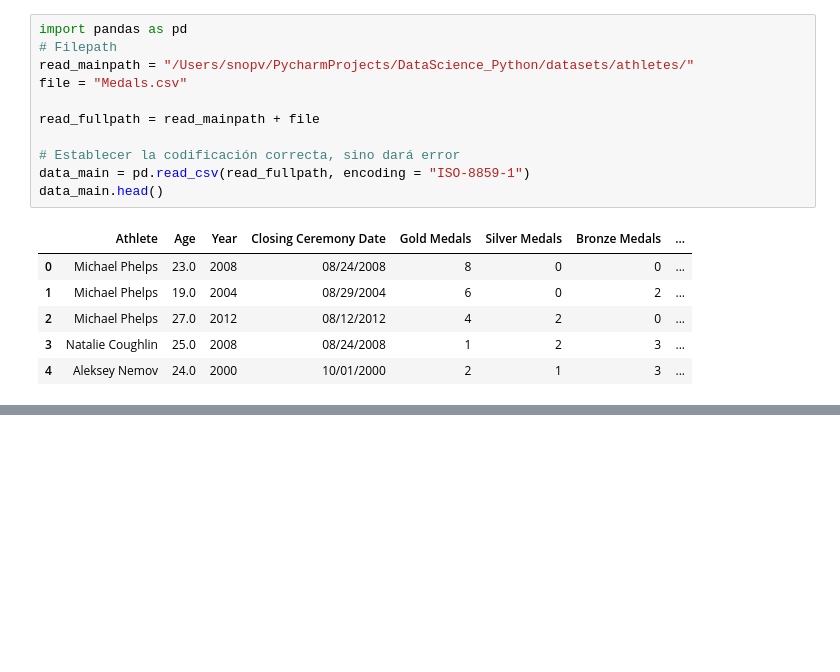
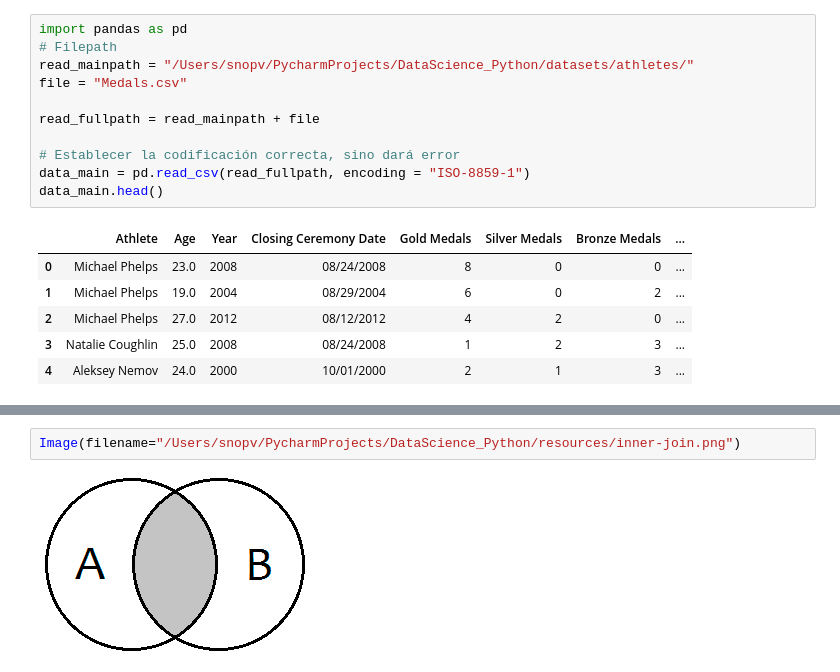
Before and after one commit to SPoVi/DataScience_Python, a Jupyter notebook: notebooks/T2 - Data Cleaning/T2 - 4 - Data Cleaning - Concatenación de datos - Jupyter.ipynb, the cells around one changed output, grey strips where cells are left out. Saved outputs shown, nothing was run; the diff lists cells and outputs as text; blank space fills up the shorter version.

Commit message:
Update - T2 - 4 - Data Cleaning - Concatenación de datos - jupyter 62. Formas de cruzar tablas con 'joins' Add Recursos (imgs)

```diff
--- a/notebooks/T2 - Data Cleaning/T2 - 4 - Data Cleaning - Concatenación de datos - Jupyter.ipynb
+++ b/notebooks/T2 - Data Cleaning/T2 - 4 - Data Cleaning - Concatenación de datos - Jupyter.ipynb
@@ -371,0 +396,4 @@ data_final.shape
+# %%
+Image(filename="/Users/snopv/PycharmProjects/DataScience_Python/resources/inner-join.png")
+# %% [output]
+[figure, added]
```
Also changed, not shown: parts of 52 cells of this notebook, 7 other files.
